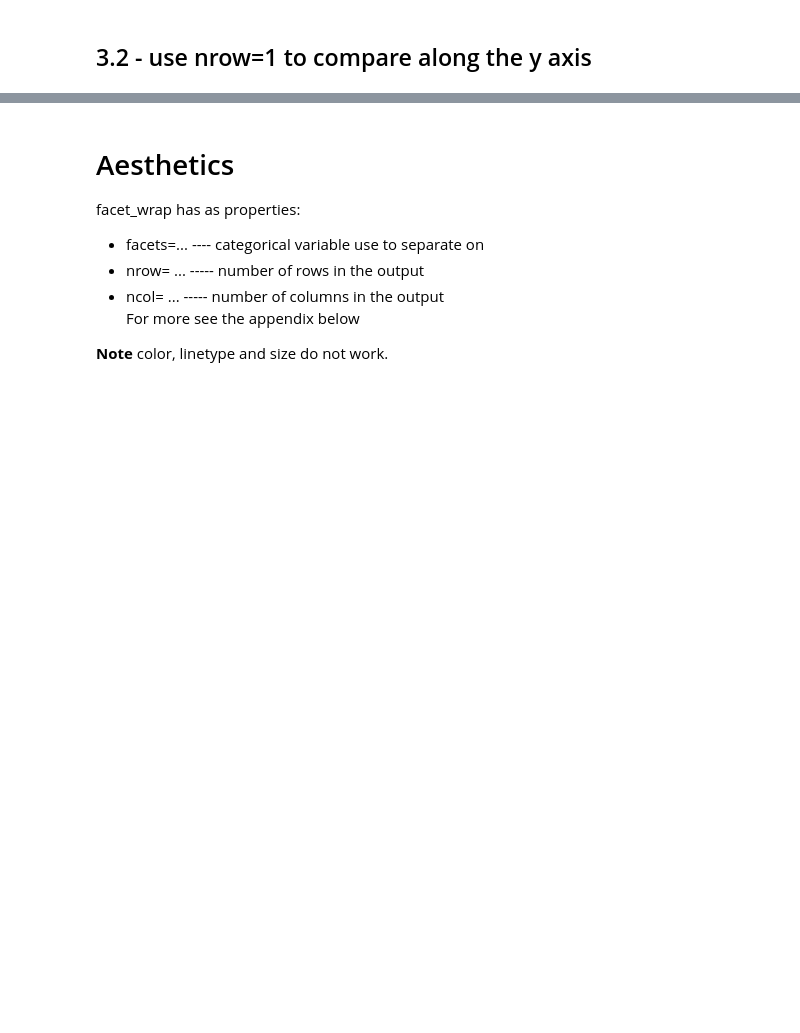
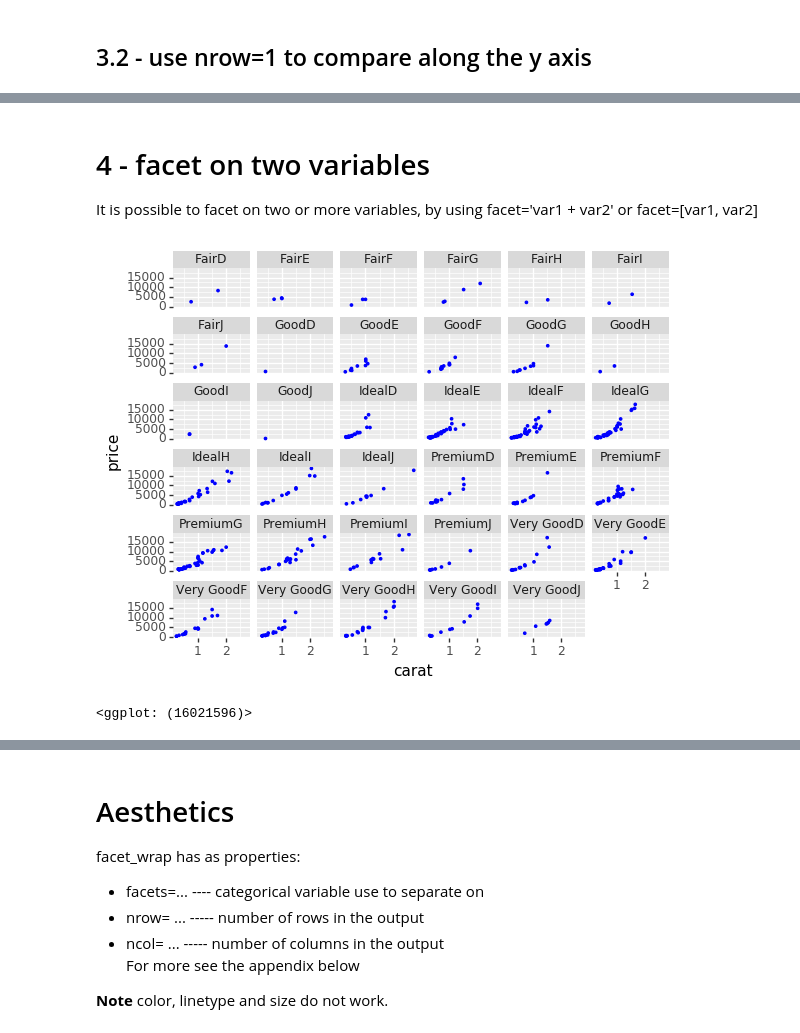
Before and after one commit to vilkoos/ggplot_cookbook, a Jupyter notebook: cookbook/600_facet_wrap.ipynb, the cells around one changed output, grey strips where cells are left out. Saved outputs shown, nothing was run; the diff lists cells and outputs as text; code cells hidden in the pictures; blank space fills up the shorter version.

```diff
--- a/cookbook/600_facet_wrap.ipynb
+++ b/cookbook/600_facet_wrap.ipynb
@@ -62,0 +63,11 @@ ggplot(data=dia, mapping=aes(x='carat', y='price')) + \
+# %% [markdown]
+# 4 - facet on two variables
+
+It is possible to facet on two or more variables, by using facet='var1 + var2' or facet=[var1, var2]
+# %%
+ggplot(data=dia, mapping=aes(x='carat', y='price')) + \
+    geom_point(color='blue', size=0.5) + \
+    facet_wrap(facets='cut + color')
+# %% [output]
+[figure, added]
+<ggplot: (16021596)>
```
Also changed, not shown: parts of 9 cells of this notebook, 1 other file.
